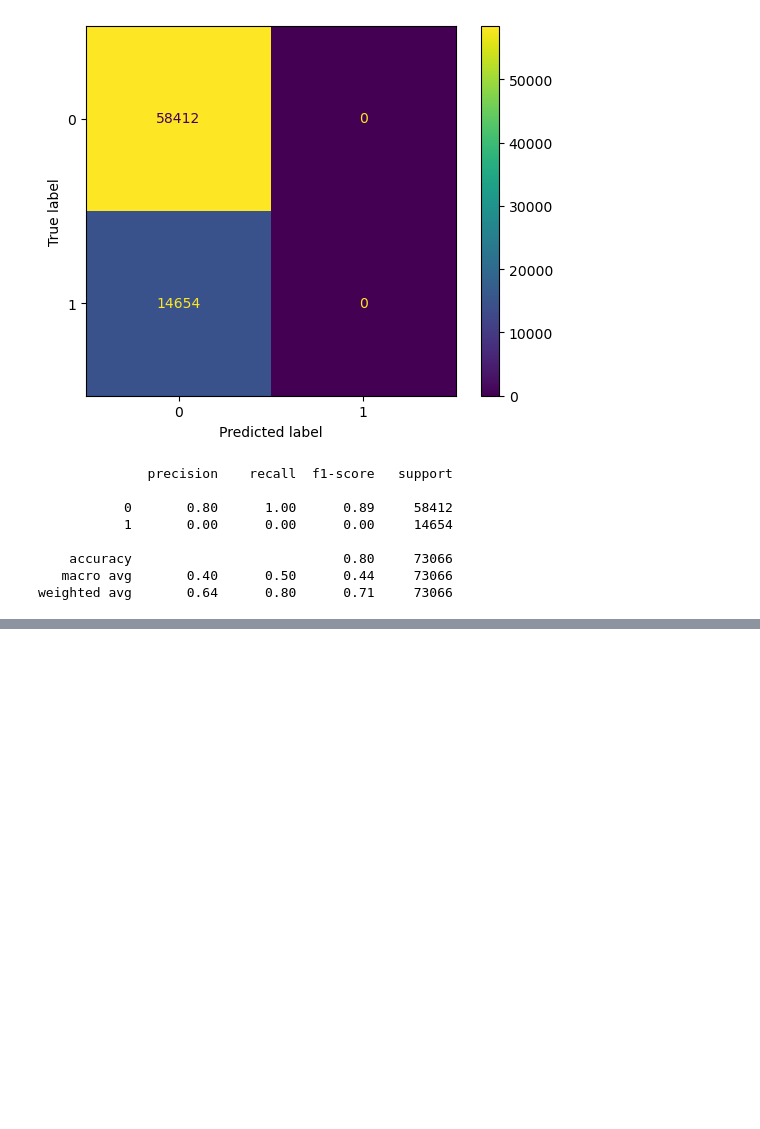
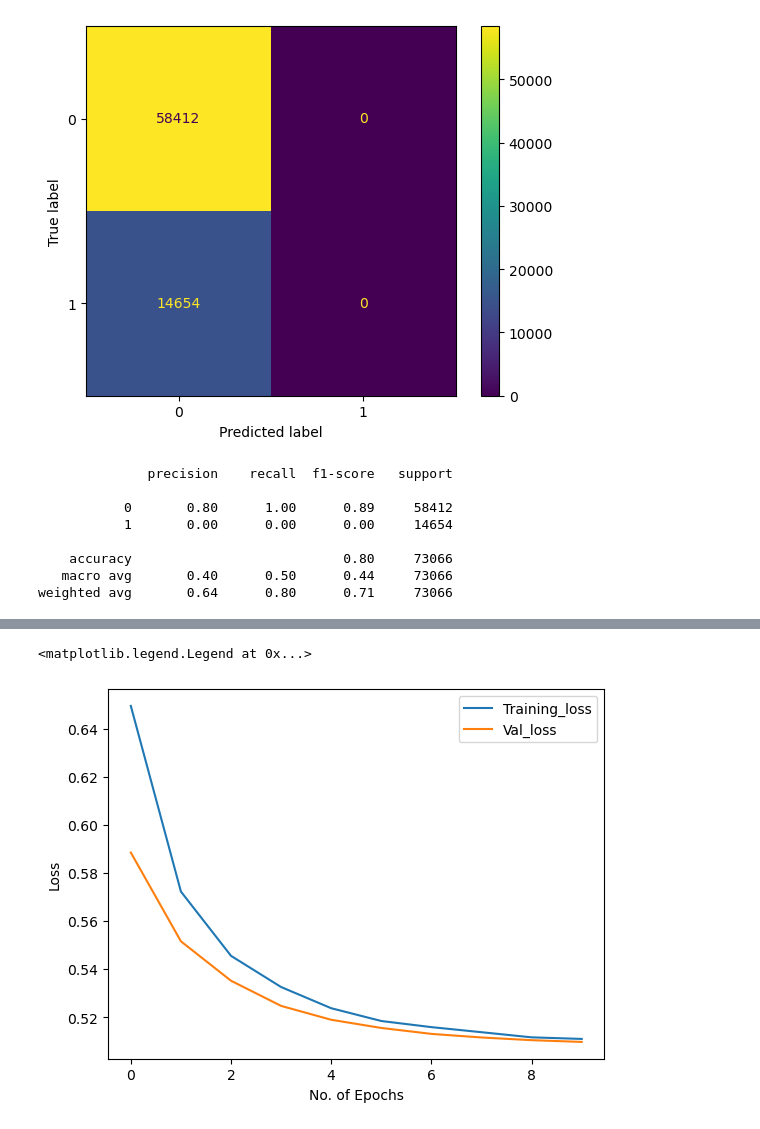
Before and after one commit to rkgupta7463/ML-projects-code, a Jupyter notebook: churn-prediction-telecom.ipynb, the cells around one changed output, grey strips where cells are left out. Drawn from its saved outputs; the diff is of its cells as text; code cells hidden in the pictures; blank space fills up the shorter version.

```diff
--- a/churn-prediction-telecom.ipynb
+++ b/churn-prediction-telecom.ipynb
@@ -360,0 +564,24 @@ weighted avg       0.64      0.80      0.71     73066
+# %%
+model.add(layers.Dense(64,activation='relu',input_dim=(43)))
+model.add(layers.BatchNormalization())
+model.add(layers.Dense(32,activation='relu'))
+model.add(layers.BatchNormalization())
+model.add(layers.Dense(16,activation='relu'))
+model.add(layers.BatchNormalization())
+model.add(layers.Dense(1,activation='sigmoid'))
+# %%
+callback = keras.callbacks.EarlyStopping(
+    monitor="val_loss",
+    min_delta=0,
+    patience=5,
+    verbose=1,
+    mode="auto",
+    baseline=None,
+    restore_best_weights=False
+)
+# %%
+model.compile(loss=losses.binary_crossentropy,
+             optimizer='adagrad',
+             metrics=['accuracy'])
+# %%
+history=model.fit(X_train_scaled,y_train,epochs=10,validation_data=(X_test_scaled,y_test),callbacks=callback)
@@ -360,0 +624,9 @@ weighted avg       0.64      0.80      0.71     73066
+# %%
+plt.plot(history.history['loss'],label="Training_loss")
+plt.plot(history.history['val_loss'],label="Val_loss")
+plt.xlabel("No. of Epochs")
+plt.ylabel("Loss")
+plt.legend()
+# %% [output]
+<matplotlib.legend.Legend at 0x...>
+[figure, added]
```
Also changed, not shown: parts of 31 cells of this notebook.
